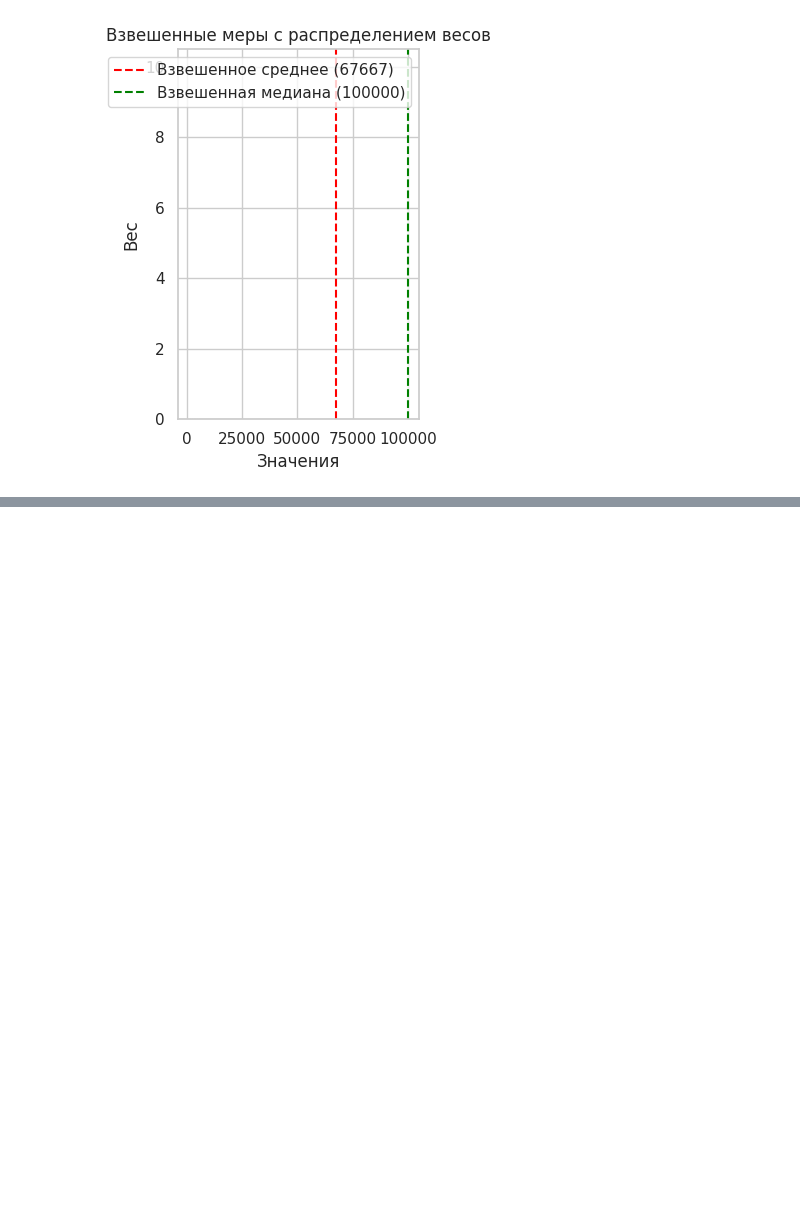
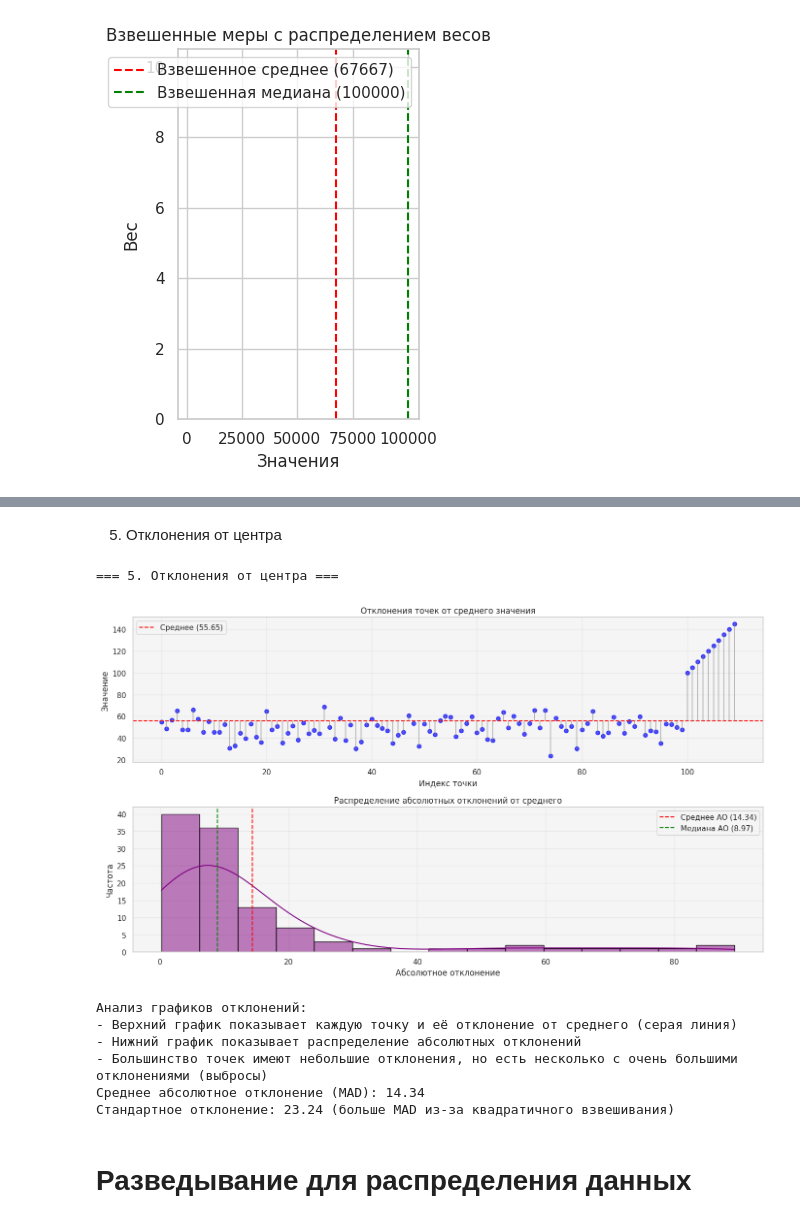
Before and after one commit to mda-les13/EDA_Lab, a Jupyter notebook: Lab1.ipynb, the cells around one changed output, grey strips where cells are left out. Drawn from its saved outputs; the diff is of its cells as text; code cells hidden in the pictures; blank space fills up the shorter version.

```diff
--- a/Lab1.ipynb
+++ b/Lab1.ipynb
@@ -602,0 +793,57 @@ plt.show()
+# %% [markdown]
+5. Отклонения от центра
+# %%
+print("\n=== 5. Отклонения от центра ===")
+
+# Вычисляем отклонения от среднего
+df['Отклонение от среднего'] = df['Значения'] - np.mean(df['Значения'])
+df['Абсолютное отклонение'] = np.abs(df['Отклонение от среднего'])
+
+# Визуализация отклонений
+plt.figure(figsize=(14, 8))
+
+# График 1: Точки с отклонениями от среднего
+plt.subplot(2, 1, 1)
+plt.scatter(range(len(df)), df['Значения'], color='blue', alpha=0.7)
+plt.axhline(np.mean(df['Значения']), color='red', linestyle='--', label=f'Среднее ({np.mean(df["Значения"]):.2f})')
+for i, val in enumerate(df['Значения']):
+    plt.plot([i, i], [np.mean(df['Значения']), val], 'gray', alpha=0.5)
+plt.title('Отклонения точек от среднего значения')
+plt.xlabel('Индекс точки')
+plt.ylabel('Значение')
+plt.legend()
+plt.grid(True, alpha=0.3)
+
+# График 2: Распределение абсолютных отклонений
+plt.subplot(2, 1, 2)
+sns.histplot(df['Абсолютное отклонение'], kde=True, bins=15, color='purple', edgecolor='black')
+plt.axvline(np.mean(df['Абсолютное отклонение']), color='red', linestyle='--',
+            label=f'Среднее АО ({np.mean(df["Абсолютное отклонение"]):.2f})')
+plt.axvline(np.median(df['Абсолютное отклонение']), color='green', linestyle='--',
+            label=f'Медиана АО ({np.median(df["Абсолютное отклонение"]):.2f})')
+plt.title('Распределение абсолютных отклонений от среднего')
+plt.xlabel('Абсолютное отклонение')
+plt.ylabel('Частота')
+plt.legend()
+plt.grid(True, alpha=0.3)
+
+plt.tight_layout()
+plt.show()
+
+print("Анализ графиков отклонений:")
+print("- Верхний график показывает каждую точку и её отклонение от среднего (серая линия)")
+print("- Нижний график показывает распределение абсолютных отклонений")
+print("- Большинство точек имеют небольшие отклонения, но есть несколько с очень большими отклонениями (выбросы)")
+print(f"Среднее абсолютное отклонение (MAD): {np.mean(df['Абсолютное отклонение']):.2f}")
+print(f"Стандартное отклонение: {std_dev:.2f} (больше MAD из-за квадратичного взвешивания)")
+# %% [output]
+=== 5. Отклонения от центра ===
+[figure, added]
+Анализ графиков отклонений:
+- Верхний график показывает каждую точку и её отклонение от среднего (серая линия)
+- Нижний график показывает распределение абсолютных отклонений
+- Большинство точек имеют небольшие отклонения, но есть несколько с очень большими отклонениями (выбросы)
+Среднее абсолютное отклонение (MAD): 14.34
+Стандартное отклонение: 23.24 (больше MAD из-за квадратичного взвешивания)
+# %% [markdown]
+# Разведывание для распределения данных
```
Also changed, not shown: parts of 43 cells of this notebook.
